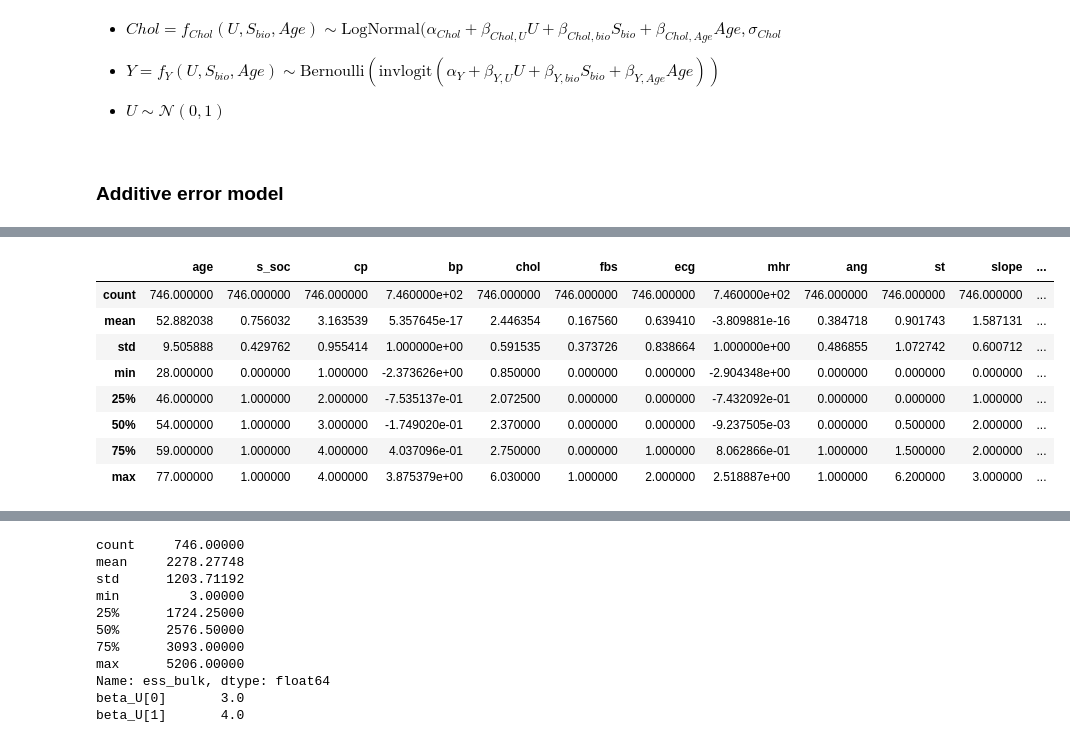
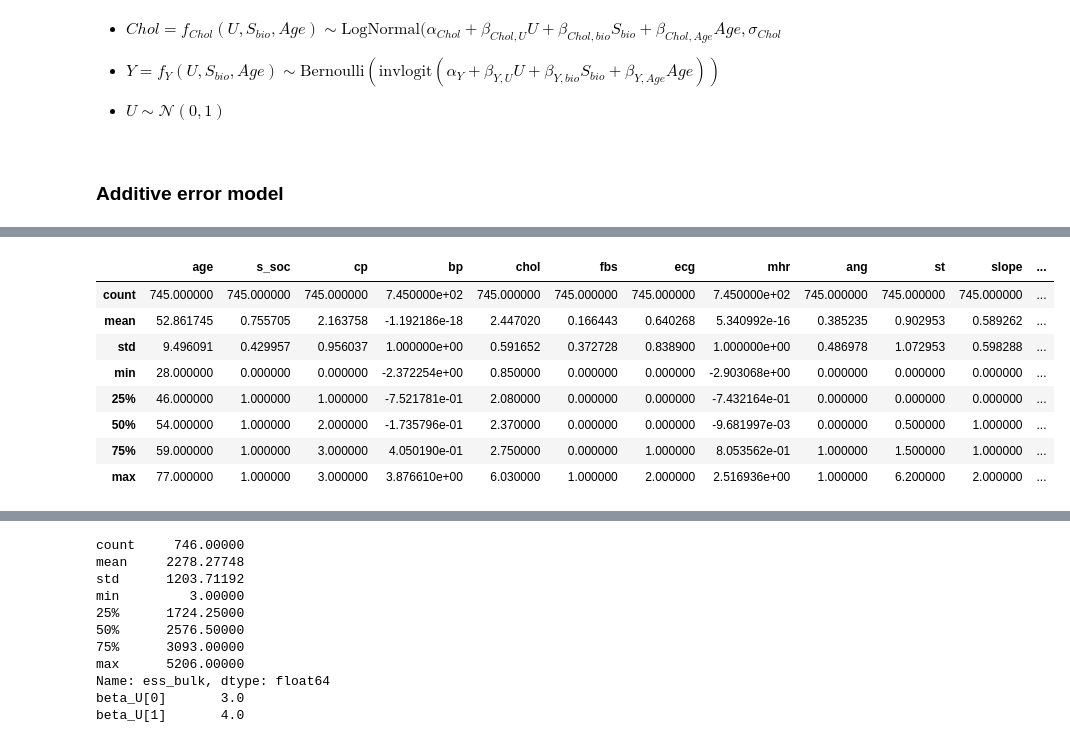
Before and after one commit to LuSyo/Health-ML-Bias-Experiments, a Jupyter notebook: notebooks/02_CAD_counterfactual_fairness.ipynb, the cells around one changed output, grey strips where cells are left out. Saved outputs shown, nothing was run; the diff lists cells and outputs as text; code cells hidden in the pictures.

```diff
--- a/notebooks/02_CAD_counterfactual_fairness.ipynb
+++ b/notebooks/02_CAD_counterfactual_fairness.ipynb
@@ -119,37 +119,41 @@ import pymc as pm
 # %%
 heart_disease = pd.read_csv(f'{PROJECT_ROOT}data/heart_disease_cleveland_hungary.csv')
 
 # Remove duplicates and null values, as per Straw et al.
 
-rows_to_drop  = (heart_disease['cholesterol'] == 0) | (heart_disease['resting bp s'] == 0) | (heart_disease.duplicated(keep='first'))
+rows_to_drop  = (heart_disease['ST slope'] == 0) | (heart_disease['cholesterol'] == 0) | (heart_disease['resting bp s'] == 0) | (heart_disease.duplicated(keep='first'))
 heart_disease.drop(heart_disease[rows_to_drop].index, inplace=True)
 
 
 
 heart_disease['s_bio'] = heart_disease['sex']
 heart_disease.rename(columns={'sex':'s_soc', 'chest pain type':'cp', 'resting bp s':'bp', 'cholesterol':'chol',
                               'fasting blood sugar':'fbs', 'resting ecg':'ecg', 'max heart rate':'mhr', 'exercise angina':'ang',
                               'oldpeak':'st', 'ST slope':'slope', 'target':'cvd'}, inplace=True)
 
 # Clip negative values of st (oldpeak)
 heart_disease['st'] = heart_disease['st'].clip(lower=0)
 
 # Z-score for bp and mhr
 cont_variables = ['bp', 'mhr']
 for var in cont_variables:
   heart_disease[var] = (heart_disease[var] - heart_disease[var].mean()) / heart_disease[var].std()
 
 # Scaling for chol
 heart_disease['chol'] = heart_disease['chol']/100
 
+# Indexing cp and slope at 0
+heart_disease['cp'] = heart_disease['cp'] - 1
+heart_disease['slope'] = heart_disease['slope'] - 1
+
 heart_disease.describe()
 # %% [output]
 |  | age | s_soc | cp | bp | chol | fbs | ecg | mhr | ang | st | slope | ... |
-| count | 746.000000 | 746.000000 | 746.000000 | 7.460000e+02 | 746.000000 | 746.000000 | 746.000000 | 7.460000e+02 | 746.000000 | 746.000000 | 746.000000 | ... |
-| mean | 52.882038 | 0.756032 | 3.163539 | 5.357645e-17 | 2.446354 | 0.167560 | 0.639410 | -3.809881e-16 | 0.384718 | 0.901743 | 1.587131 | ... |
-| std | 9.505888 | 0.429762 | 0.955414 | 1.000000e+00 | 0.591535 | 0.373726 | 0.838664 | 1.000000e+00 | 0.486855 | 1.072742 | 0.600712 | ... |
-| min | 28.000000 | 0.000000 | 1.000000 | -2.373626e+00 | 0.850000 | 0.000000 | 0.000000 | -2.904348e+00 | 0.000000 | 0.000000 | 0.000000 | ... |
-| 25% | 46.000000 | 1.000000 | 2.000000 | -7.535137e-01 | 2.072500 | 0.000000 | 0.000000 | -7.432092e-01 | 0.000000 | 0.000000 | 1.000000 | ... |
-| 50% | 54.000000 | 1.000000 | 3.000000 | -1.749020e-01 | 2.370000 | 0.000000 | 0.000000 | -9.237505e-03 | 0.000000 | 0.500000 | 2.000000 | ... |
-| 75% | 59.000000 | 1.000000 | 4.000000 | 4.037096e-01 | 2.750000 | 0.000000 | 1.000000 | 8.062866e-01 | 1.000000 | 1.500000 | 2.000000 | ... |
-| max | 77.000000 | 1.000000 | 4.000000 | 3.875379e+00 | 6.030000 | 1.000000 | 2.000000 | 2.518887e+00 | 1.000000 | 6.200000 | 3.000000 | ... |
+| count | 745.000000 | 745.000000 | 745.000000 | 7.450000e+02 | 745.000000 | 745.000000 | 745.000000 | 7.450000e+02 | 745.000000 | 745.000000 | 745.000000 | ... |
+| mean | 52.861745 | 0.755705 | 2.163758 | -1.192186e-18 | 2.447020 | 0.166443 | 0.640268 | 5.340992e-16 | 0.385235 | 0.902953 | 0.589262 | ... |
+| std | 9.496091 | 0.429957 | 0.956037 | 1.000000e+00 | 0.591652 | 0.372728 | 0.838900 | 1.000000e+00 | 0.486978 | 1.072953 | 0.598288 | ... |
+| min | 28.000000 | 0.000000 | 0.000000 | -2.372254e+00 | 0.850000 | 0.000000 | 0.000000 | -2.903068e+00 | 0.000000 | 0.000000 | 0.000000 | ... |
+| 25% | 46.000000 | 1.000000 | 1.000000 | -7.521781e-01 | 2.080000 | 0.000000 | 0.000000 | -7.432164e-01 | 0.000000 | 0.000000 | 0.000000 | ... |
+| 50% | 54.000000 | 1.000000 | 2.000000 | -1.735796e-01 | 2.370000 | 0.000000 | 0.000000 | -9.681997e-03 | 0.000000 | 0.500000 | 1.000000 | ... |
+| 75% | 59.000000 | 1.000000 | 3.000000 | 4.050190e-01 | 2.750000 | 0.000000 | 1.000000 | 8.053562e-01 | 1.000000 | 1.500000 | 1.000000 | ... |
+| max | 77.000000 | 1.000000 | 3.000000 | 3.876610e+00 | 6.030000 | 1.000000 | 2.000000 | 2.516936e+00 | 1.000000 | 6.200000 | 2.000000 | ... |
```
Also changed, not shown: parts of 3 cells of this notebook.
